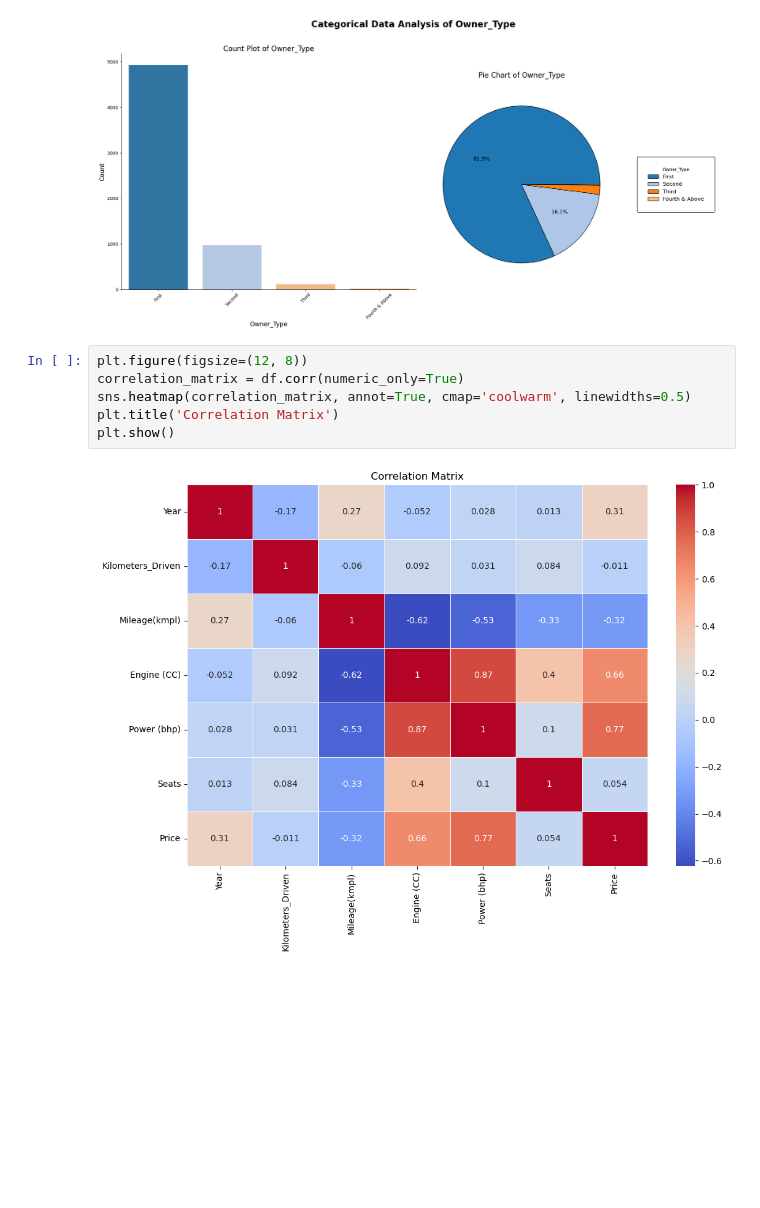
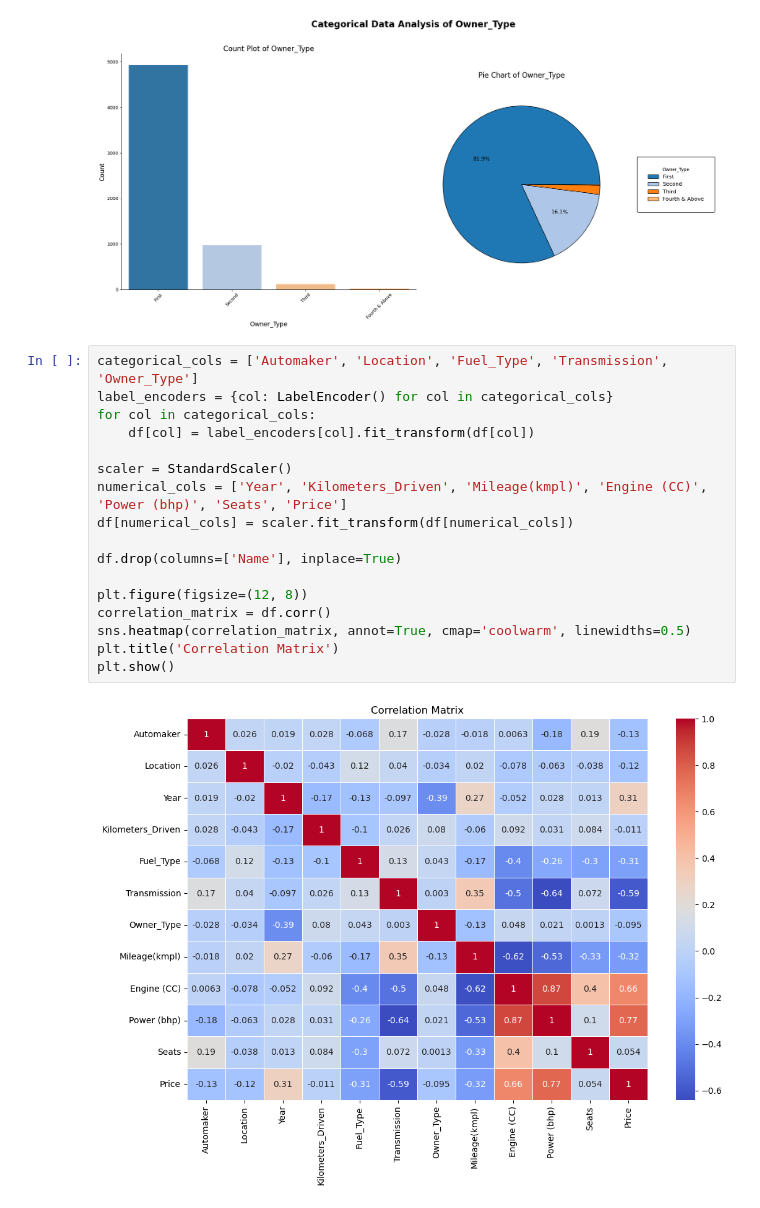
Before and after one commit to Keithsel/ady201m-project, a Jupyter notebook: notebook/eda.ipynb, the cells around one changed output. Saved outputs shown, nothing was run; the diff lists cells and outputs as text; blank space fills up the shorter version.

```diff
--- a/notebook/eda.ipynb
+++ b/notebook/eda.ipynb
@@ -172,10 +172,21 @@ for col in df.select_dtypes(exclude='number').columns:
 [figure]
 [figure]
 # %%
+categorical_cols = ['Automaker', 'Location', 'Fuel_Type', 'Transmission', 'Owner_Type']
+label_encoders = {col: LabelEncoder() for col in categorical_cols}
+for col in categorical_cols:
+    df[col] = label_encoders[col].fit_transform(df[col])
+
+scaler = StandardScaler()
+numerical_cols = ['Year', 'Kilometers_Driven', 'Mileage(kmpl)', 'Engine (CC)', 'Power (bhp)', 'Seats', 'Price']
+df[numerical_cols] = scaler.fit_transform(df[numerical_cols])
+
+df.drop(columns=['Name'], inplace=True)
+
 plt.figure(figsize=(12, 8))
-correlation_matrix = df.corr(numeric_only=True)
+correlation_matrix = df.corr()
 sns.heatmap(correlation_matrix, annot=True, cmap='coolwarm', linewidths=0.5)
 plt.title('Correlation Matrix')
 plt.show()
 # %% [output]
-[figure, old version]
+[figure, new version]
```
Also changed, not shown: parts of 2 cells of this notebook, 18 other files.
